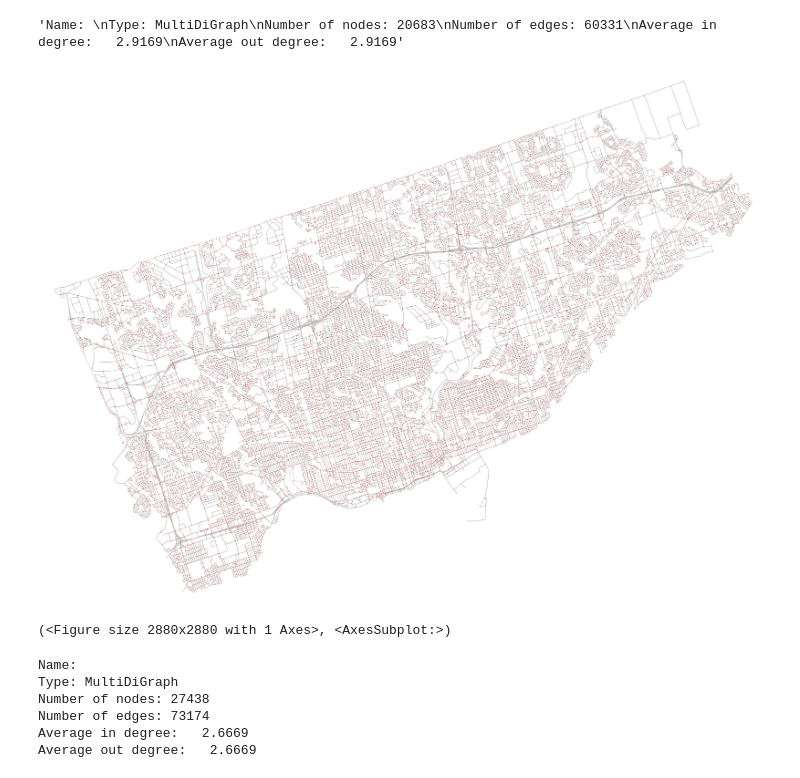
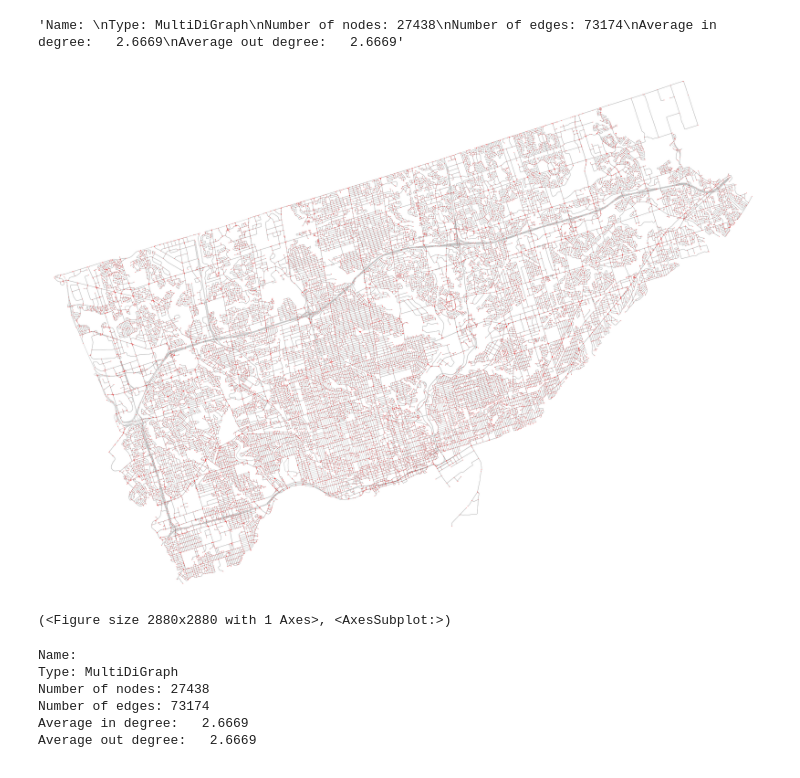
Before and after one commit to harruup/Toronto-Accidents-As-A-Network, a Jupyter notebook: Project_Notebook.ipynb, the cells around one changed output. Saved outputs shown, nothing was run; the diff lists cells and outputs as text; code cells hidden in the pictures.

```diff
--- a/Project_Notebook.ipynb
+++ b/Project_Notebook.ipynb
@@ -37,13 +75,13 @@ G = ox.graph_from_place('Toronto, Ontario, Canada', network_type='drive')
 # %%
 GC = ox.consolidate_intersections(ox.project_graph(G), 20)
 # %%
-nx.info(GC)
+nx.info(G)
 # %% [output]
-'Name: \nType: MultiDiGraph\nNumber of nodes: 20683\nNumber of edges: 60331\nAverage in degree:   2.9169\nAverage out degree:   2.9169'
+'Name: \nType: MultiDiGraph\nNumber of nodes: 27438\nNumber of edges: 73174\nAverage in degree:   2.6669\nAverage out degree:   2.6669'
 # %%
-ox.plot_graph(GC, bgcolor='white', node_size=2, node_color="red", edge_linewidth=0.6, edge_alpha=1, dpi=1000, figsize=(40,40))
+ox.plot_graph(G, bgcolor='white', node_size=2, node_color="red", edge_linewidth=0.6, edge_alpha=1, dpi=1000, figsize=(40,40))
 # %% [output]
-[figure, old version]
+[figure, new version]
 (<Figure size 2880x2880 with 1 Axes>, <AxesSubplot:>)
 # %%
 print(nx.info(G))
```
Also changed, not shown: parts of 19 cells of this notebook.
